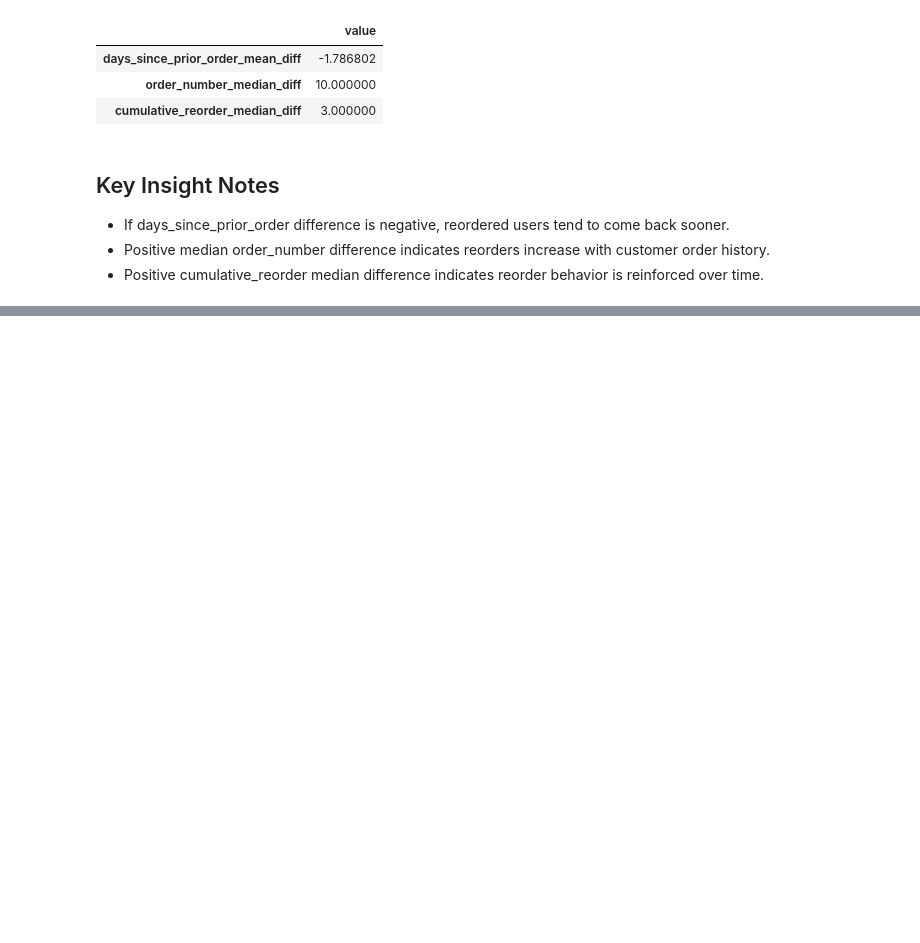
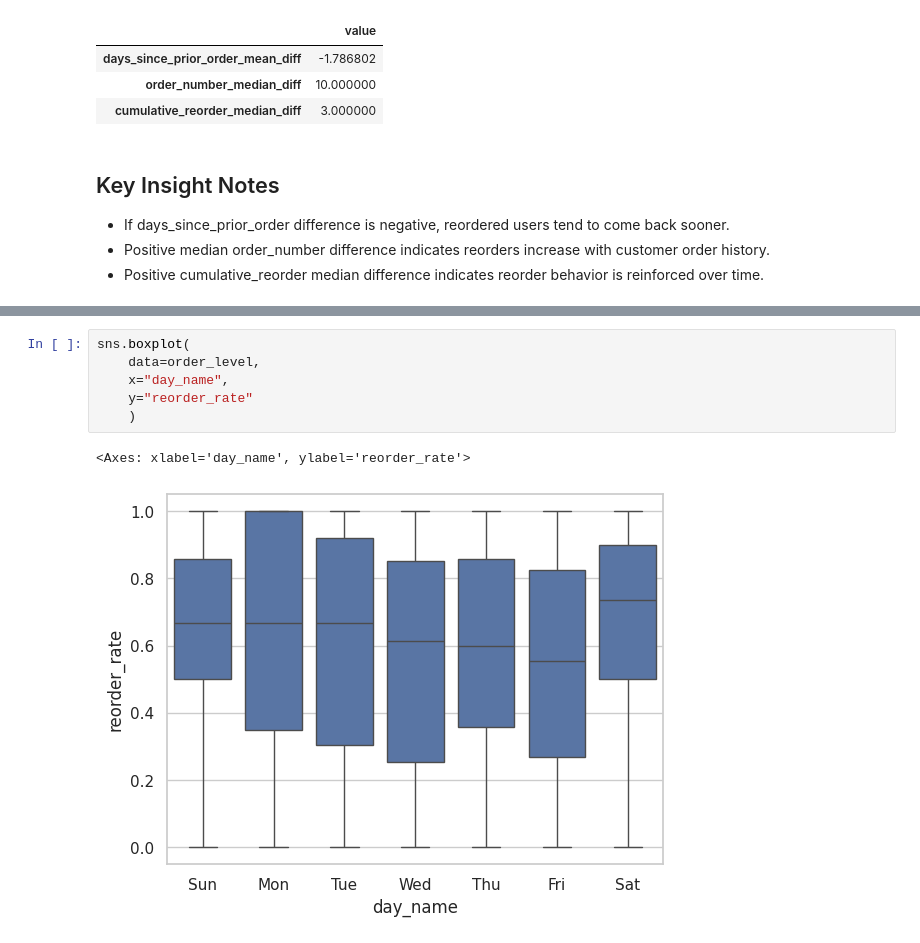
Before and after one commit to ppts2545/Instacart-Market-Basket-Analysis, a Jupyter notebook: notebooks/02_Exploratory_Data_Analysis/02_customer_behavior.ipynb, the cells around one changed output, grey strips where cells are left out. Cells and saved outputs as stored; diff of their text form; blank space fills up the shorter version.

```diff
--- a/notebooks/02_Exploratory_Data_Analysis/02_customer_behavior.ipynb
+++ b/notebooks/02_Exploratory_Data_Analysis/02_customer_behavior.ipynb
@@ -140,0 +234,9 @@ pd.Series(comparison_stats).to_frame("value")
+# %%
+sns.boxplot(
+    data=order_level,
+    x="day_name",
+    y="reorder_rate"
+    )
+# %% [output]
+<Axes: xlabel='day_name', ylabel='reorder_rate'>
+[figure, added]
```
Also changed, not shown: parts of 6 cells of this notebook.
